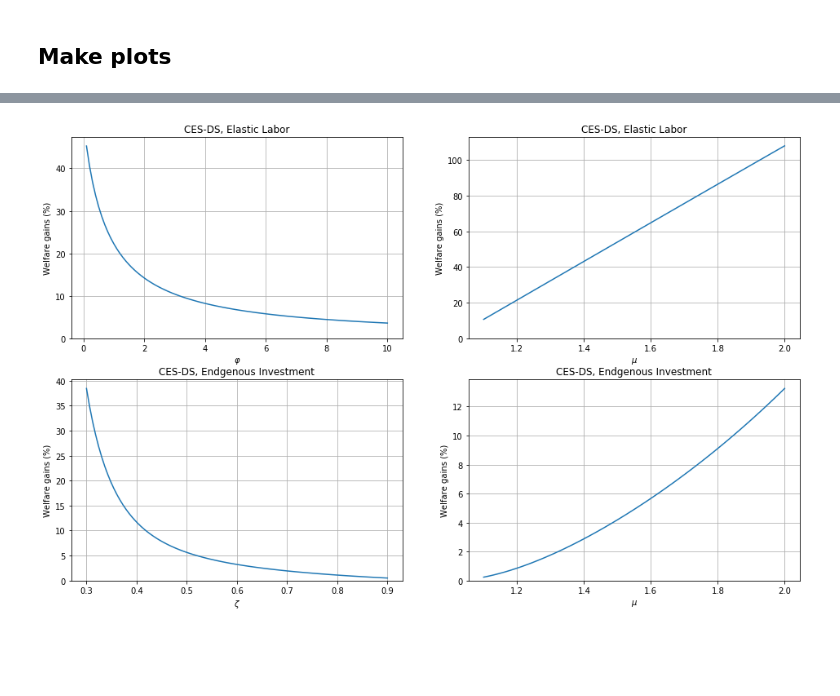
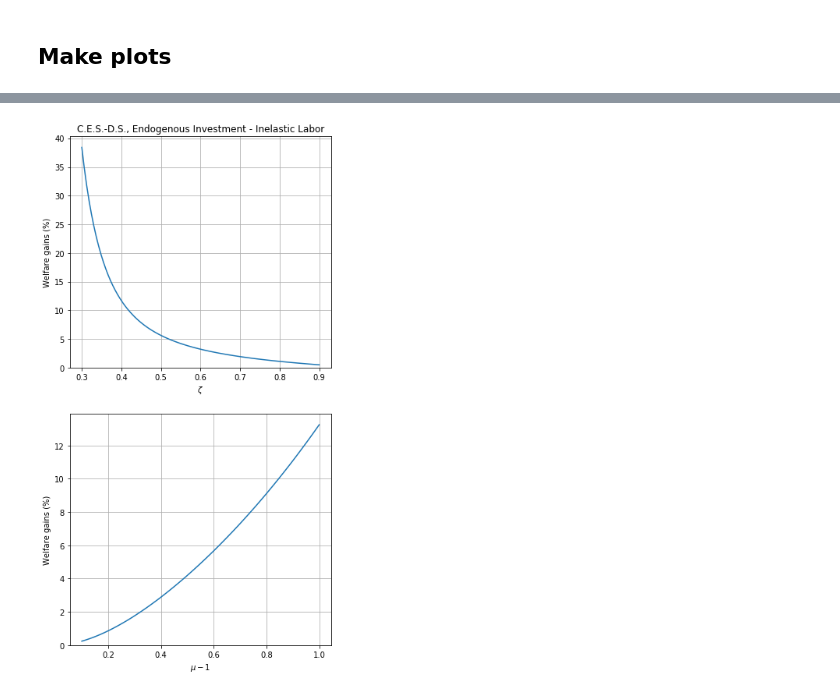
Before and after one commit to ezgioz/BGM, a Jupyter notebook: Produce graphs.ipynb, the cells around one changed output, grey strips where cells are left out. Cells and saved outputs as stored; diff of their text form; code cells hidden in the pictures; blank space fills up the shorter version.

```diff
--- a/Produce graphs.ipynb
+++ b/Produce graphs.ipynb
@@ -48,6 +55,9 @@ def compute_case(expm):
     from dolo.algos.steady_state import residuals
     from dolo.algos.steady_state import find_steady_state
 
+    import sympy
+    from sympy import  Symbol, solve
+
 
     case = expm['name']
     param = expm['param']
@@ -73,13 +83,14 @@ def compute_case(expm):
         pp = {param:i}
         model.set_calibration(**pp)
 
+
         # Solve for the competitive equilibrium
         model.set_calibration(po=0);
         calib = find_steady_state(model);
         res = residuals(model,calib=calib)
 
 
-        if abs(sum(res['arbitrage'])) + abs(sum(res['transition'])) > 0.00000001:
+        if abs(sum(res['arbitrage'])) + abs(sum(res['transition'])) > 0.00001:
             print('model', case, 'ME', param, '=', i, '--> steady state cant be found: non-zero residuals')
         #else:
             #model.calibration['controls'] = calib['controls']
@@ -91,7 +102,7 @@ def compute_case(expm):
         model.set_calibration(po=1);
         calib = find_steady_state(model);
         res = residuals(model,calib=calib)
-        if abs(sum(res['arbitrage'])) + abs(sum(res['transition'])) > 0.00000001:
+        if abs(sum(res['arbitrage'])) + abs(sum(res['transition'])) > 0.00001:
             print('model', case, 'PO', param, '=', i, '--> steady state cant be found: non-zero residuals')
         #else:
             #model.calibration['controls'] = calib['controls']
@@ -105,7 +116,7 @@ def compute_case(expm):
         eval_point = calib['states'].copy();
         # Change initial value of N
         eval_point[1]*=0.5 # to 50 % of its of its steady-state value
-#         eval_point[1]=1    # to 1
+        #eval_point[1]= 1    # to 1
 
         # Evalueate welfare
         w_ce = dr_ce(eval_point)[1]
@@ -182,50 +219,35 @@ from matplotlib import pyplot as plt
 # %%
-fig = plt.figure(figsize=(16,10))
-plt.subplot(221)
-plt.plot(df['cesds_EL1_varphi'],df['cesds_EL1_gain'])
-plt.ylabel('Welfare gains (%)')
-plt.xlabel("$\\varphi$")
-yl = plt.ylim()
-plt.ylim(0,yl[1])
-plt.title("CES-DS, Elastic Labor")
-plt.grid()
-# xlim(4,8)
-# ylim(0,0.2)
-plt.subplot(222)
-plt.plot(df['cesds_EL2_mu'],df['cesds_EL2_gain'])
-plt.ylabel('Welfare gains (%)')
-plt.xlabel("$\\mu$")
-yl = plt.ylim()
-plt.ylim(0,yl[1])
-plt.title("CES-DS, Elastic Labor")
-plt.grid()
-# xlim(4,8)
-# ylim(0,0.2)
-plt.subplot(223)
+fig = plt.figure(figsize=(6,12))
+
+
+plt.subplot(211)
 plt.plot(df['cesds_EI1_zeta'],df['cesds_EI1_gain'])
 plt.ylabel('Welfare gains (%)')
 plt.xlabel("$\\zeta$")
 yl = plt.ylim()
 plt.ylim(0,yl[1])
-plt.title("CES-DS, Endgenous Investment")
-plt.grid()
-# xlim(4,8)
-# ylim(0,0.2)
-plt.subplot(224)
-plt.plot(df['cesds_EI2_mu'],df['cesds_EI2_gain'])
-plt.ylabel('Welfare gains (%)')
-plt.xlabel("$\\mu$")
-yl = plt.ylim()
-plt.ylim(0,yl[1])
-plt.title("CES-DS, Endgenous Investment")
+plt.title("C.E.S.-D.S., Endogenous Investment - Inelastic Labor")
 plt.grid()
 # xlim(4,8)
 # ylim(0,0.2)
 
-plt.savefig('BGM_welfare_gains_2.png')
-plt.savefig('BGM_welfare_gains_2.pdf')
-plt.savefig('BGM_welfare_gains_2.svg')
+
+plt.subplot(212)
+plt.plot(df['cesds_EI2_mu']-1,df['cesds_EI2_gain'])
+plt.ylabel('Welfare gains (%)')
+
+plt.xlabel("$\\mu-1$")
+yl = plt.ylim()
+plt.ylim(0,yl[1])
+#plt.title("C.E.S.-DS, Endogenous Investment - Inelastic Labor")
+plt.grid()
+# xlim(4,8)
+# ylim(0,0.2)
+
+plt.savefig('BGM_welfare_gains_EI.png')
+plt.savefig('BGM_welfare_gains_EI.pdf')
+plt.savefig('BGM_welfare_gains_EI.svg')
 # %% [output]
-[figure, old version]
+[figure, new version]
 # %%
 ### Baseline model ###
```
Also changed, not shown: parts of 6 cells of this notebook, 4 other files.
